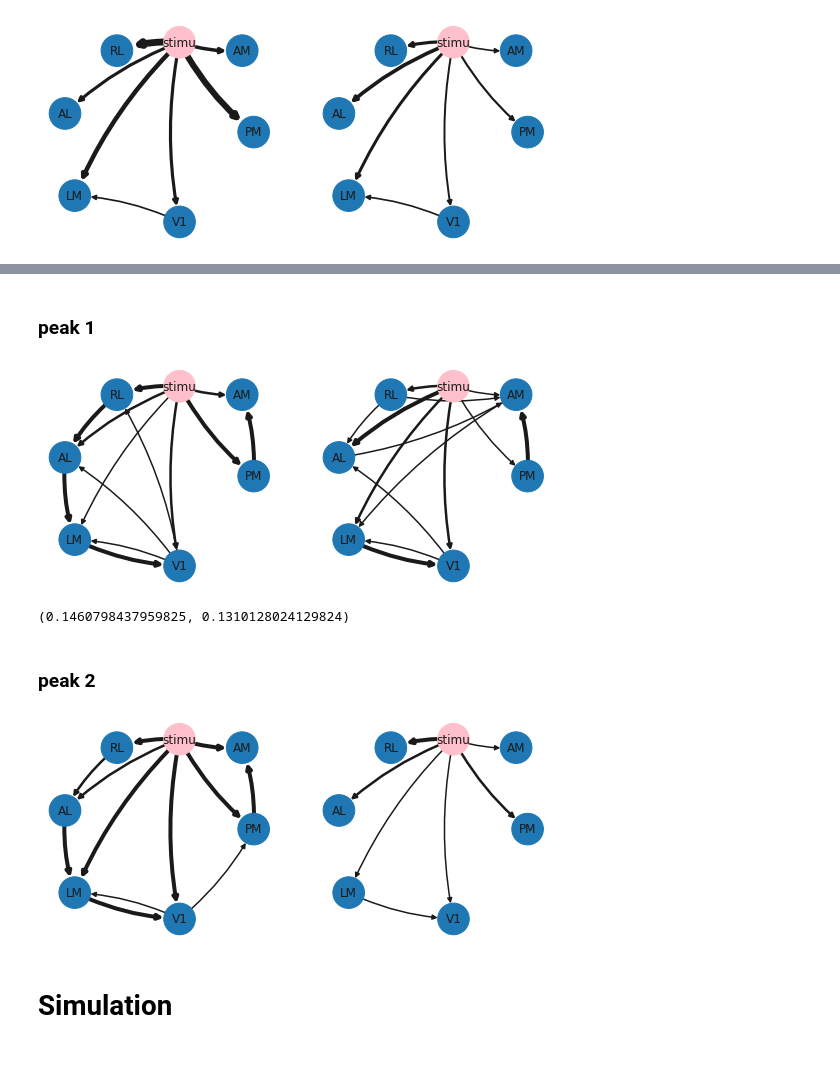
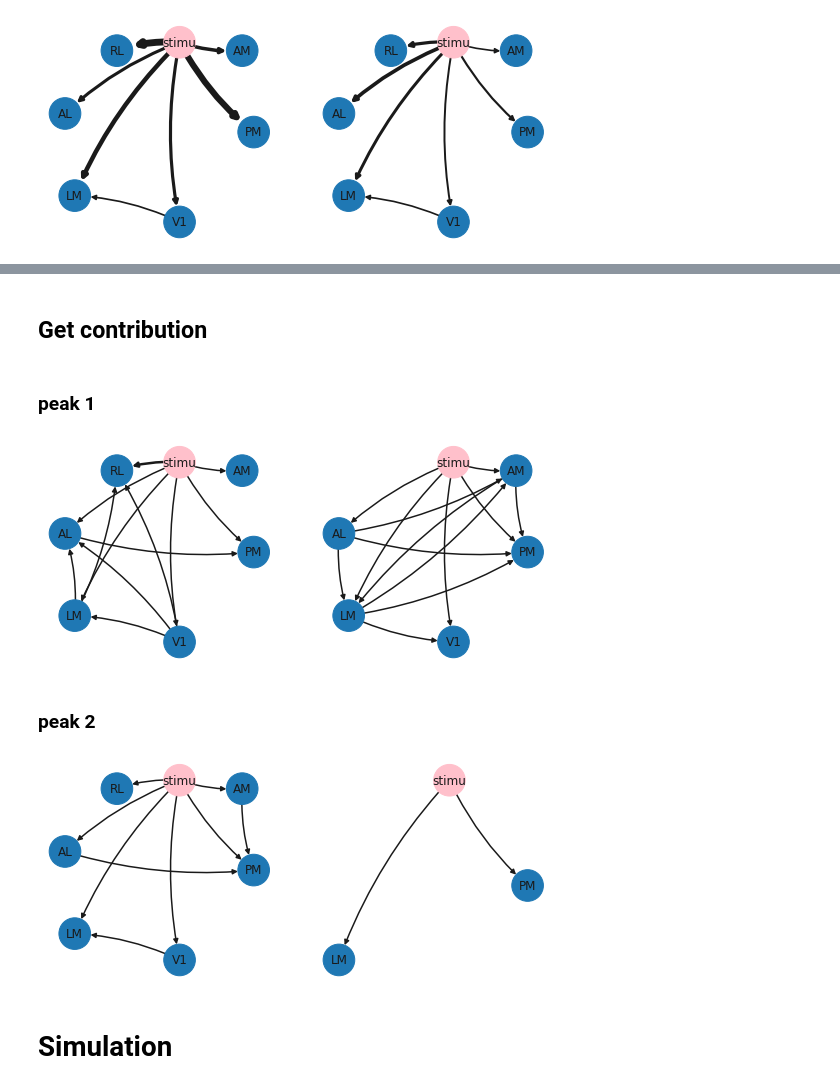
Before and after one commit to Qi-Xin/MultiNeuronGLM, a Jupyter notebook: 2022 Sep version time-warping nonlinear history.ipynb, the cells around one changed output, grey strips where cells are left out. Cells and saved outputs as stored; diff of their text form; code cells hidden in the pictures; blank space fills up the shorter version.

```diff
--- a/2022 Sep version time-warping nonlinear history.ipynb
+++ b/2022 Sep version time-warping nonlinear history.ipynb
@@ -1457,0 +1449,5 @@ nx.draw(G, pos_standard, with_labels=True, node_size=1000, width=weights,
+# %%
+plt.plot(total_output, label='total')
+for i, output in enumerate(outputs):
+    plt.plot( output ,label=str(i))
+plt.legend()
@@ -1457,0 +1457,14 @@ nx.draw(G, pos_standard, with_labels=True, node_size=1000, width=weights,
+# %%
+to_look_at = 2
+import copy
+outputs = [stationary_model_list[to_look_at].get_filter_output(trial_wise=True, ci=False)[i].\
+           reshape((model.nt, model.ntrial), order='F')  for i in range(8)]
+total_output = copy.deepcopy( outputs[0] )
+for i in range(1, 8):
+    total_output += outputs[i]
+# %%
+trial = 8
+plt.plot(total_output[:,trial], label='total')
+for i, output in enumerate(outputs):
+    plt.plot( output[:,trial] ,label=str(i))
+plt.legend()
@@ -1457,0 +1474,2 @@ nx.draw(G, pos_standard, with_labels=True, node_size=1000, width=weights,
+# %% [markdown]
+## Get contribution
@@ -1523,7 +1552,7 @@ def get_discrete_weight(weight, step1=0.2, step2=0.12, step3=0.08):
         return 0
 # %%
 measure_type = 1    # KL:0, KS:1, Wasser:2
-plot_thres = 0.07
+plot_thres = 0.02
 plot_amp = 15
 
 import networkx as nx
@@ -1572,10 +1601,6 @@ nx.draw(G, pos_standard, with_labels=True, node_size=1000, width=weights,
         connectionstyle='arc3, rad = 0.1', node_color=color_list)
 # nx.draw_networkx_edge_labels(G, pos, edge_labels)
 # %% [output]
-[figure, old version]
+[figure, new version]
-# %%
-stationary1[2, -1][measure_type], running1[2, -1][measure_type]
-# %% [output]
-(0.1460798437959825, 0.1310128024129824)
 # %% [markdown]
 ### peak 2
@@ -1636,6 +1607,6 @@ for i, target_probe in enumerate(probe_list):
 # %%
 measure_type = 1    # KL:0, KS:1, Wasser:2
-plot_thres = 0.07
+plot_thres = 0.02
 plot_amp = 15
 
 import networkx as nx
@@ -1657,34 +1628,34 @@ for key, value in edge_labels.items():
     edge_labels[key] = round(edge_labels[key]/plot_amp,3)
 
 color_list = ['#1f78b4' for node in G]
 color_list[0] = 'pink'
 nx.draw(G, pos_standard, with_labels=True, node_size=1000, width=weights,
         connectionstyle='arc3, rad = 0.1', node_color=color_list)
 # nx.draw_networkx_edge_labels(G, pos, edge_labels)
 
 
 plt.subplot(1,2,2)
 to_plot_result = running2
 G = nx.DiGraph()
 name_dict = {-1:"stimu", 0:"AM", 1:"PM", 2:"V1", 3:"LM", 4:"AL", 5:"RL"}
 for pair, value in to_plot_result.items():
     if value[measure_type] >= plot_thres and pair[0]!=pair[1]:
         weight = get_discrete_weight((value[measure_type]), step3=plot_thres)
         G.add_edge(name_dict[pair[1]], name_dict[pair[0]], weight=weight)
 
 edges = G.edges()
 weights = [G[u][v]['weight'] for u,v in edges]
 edge_labels = nx.get_edge_attributes(G, "weight")
 for key, value in edge_labels.items():
     edge_labels[key] = round(edge_labels[key]/plot_amp,3)
 
 color_list = ['#1f78b4' for node in G]
 color_list[0] = 'pink'
 nx.draw(G, pos_standard, with_labels=True, node_size=1000, width=weights,
         connectionstyle='arc3, rad = 0.1', node_color=color_list)
 # nx.draw_networkx_edge_labels(G, pos, edge_labels)
 # %% [output]
-[figure, old version]
+[figure, new version]
 # %% [markdown]
 # Simulation
 # %% [markdown]
```
Also changed, not shown: parts of 13 cells of this notebook, 1 other file.
